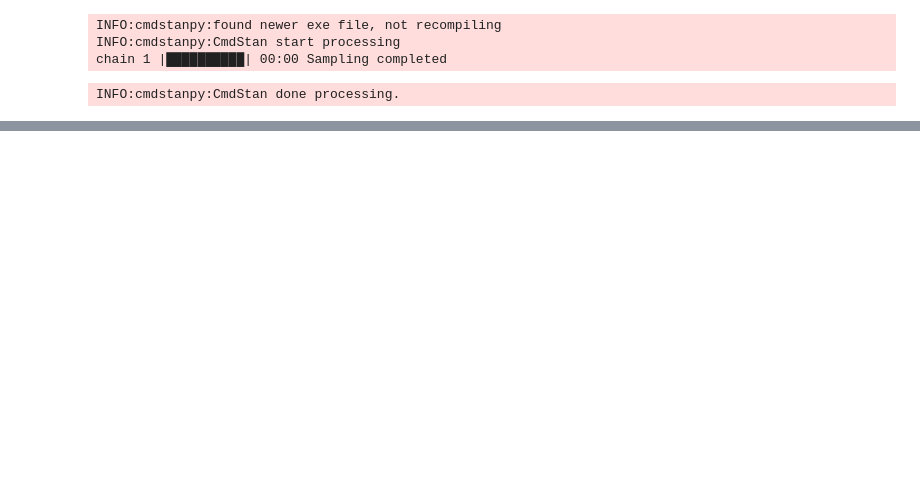
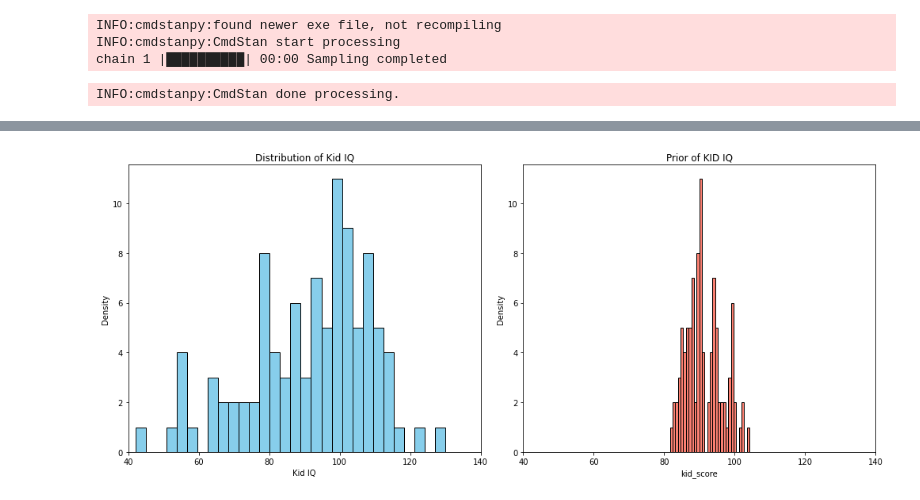
Before and after one commit to Sylwiam12/kidiq, a Jupyter notebook: kid_iq_FULL.ipynb, the cells around one changed output, grey strips where cells are left out. Cells and saved outputs as stored; diff of their text form; code cells hidden in the pictures; blank space fills up the shorter version.

```diff
--- a/kid_iq_FULL.ipynb
+++ b/kid_iq_FULL.ipynb
@@ -325,0 +313,18 @@ print(model_1_fit.stan_variable("sigma"))
+# %%
+fig, axs = plt.subplots(1, 2, figsize=(14, 6))
+
+axs[0].hist(df.kid_score.values, bins=30, color='skyblue', edgecolor='black')
+axs[0].set_title('Distribution of Kid IQ')
+axs[0].set_xlabel('Kid IQ')
+axs[0].set_ylabel('Density')
+axs[0].set_xlim(40,140)
+
+axs[1].hist(yields_pred_means, bins=30, color='salmon', edgecolor='black')
+axs[1].set_title('Prior of KID IQ')
+axs[1].set_xlabel('kid_score')
+axs[1].set_ylabel('Density')
+axs[1].set_xlim(40,140)
+plt.tight_layout()
+plt.show()
+# %% [output]
+[figure, added]
```
Also changed, not shown: parts of 29 cells of this notebook, 11 other files.
